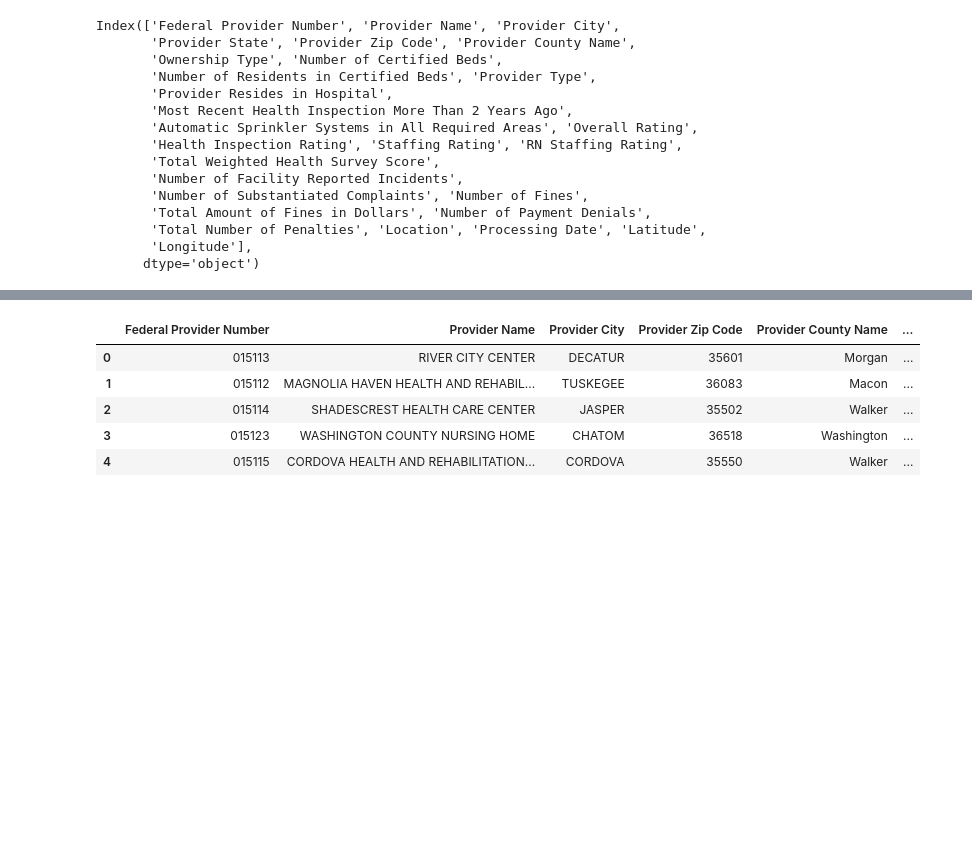
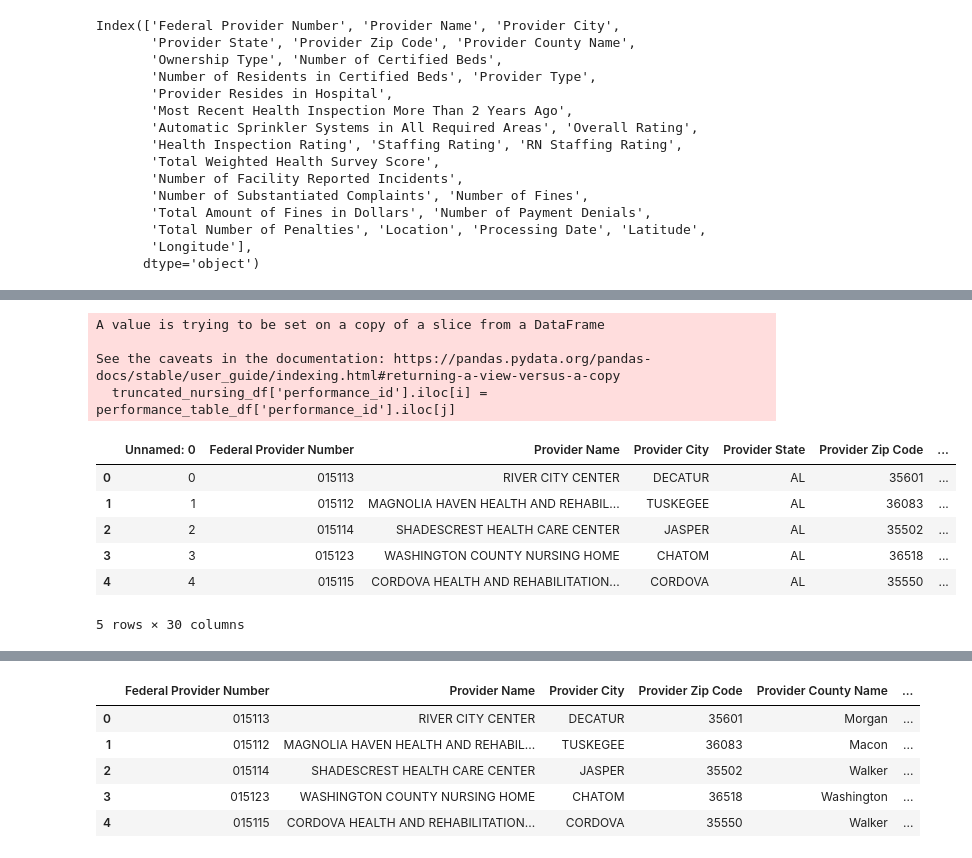
Before and after one commit to cburgyan/BestRetirementByState, a Jupyter notebook: DatasetManipulations/retirementHome.ipynb, the cells around one changed output, grey strips where cells are left out. Drawn from its saved outputs; the diff is of its cells as text; code cells hidden in the pictures; blank space fills up the shorter version.

```diff
--- a/DatasetManipulations/retirementHome.ipynb
+++ b/DatasetManipulations/retirementHome.ipynb
@@ -254,0 +337,2 @@ truncated_nursing_df.corr()
+# %%
+performance_table_df = pd.read_csv('../TableData/performance_table.csv')
@@ -254,0 +351,29 @@ truncated_nursing_df.corr()
+# %%
+# Add corrected performance_id foriegn key to truncated_nursing_df
+for i in range(truncated_nursing_df.shape[0]):
+    for j in range(performance_table_df.shape[0]):
+        all_performance_columns_match = True
+        for k in range(len(list_of_performance_columns_df)):
+
+            # Must convert the value to str otherwise the 'nan' of truncated_nursing_df can't
+            # match the 'nan' of performance_table_df
+            if str(truncated_nursing_df[list_of_performance_columns_df[k]].iloc[i]) != str(performance_table_df[list_of_performance_columns_df[k]].iloc[j]):
+                all_performance_columns_match = False
+                break
+        if  all_performance_columns_match:
+            truncated_nursing_df['performance_id'].iloc[i] = performance_table_df['performance_id'].iloc[j]
+            break
+
+truncated_nursing_df.head()
+# %% [output]
+A value is trying to be set on a copy of a slice from a DataFrame
+
+See the caveats in the documentation: https://pandas.pydata.org/pandas-docs/stable/user_guide/indexing.html#returning-a-view-versus-a-copy
+  truncated_nursing_df['performance_id'].iloc[i] = performance_table_df['performance_id'].iloc[j]
+|  | Unnamed: 0 | Federal Provider Number | Provider Name | Provider City | Provider State | Provider Zip Code | ... |
+| 0 | 0 | 015113 | RIVER CITY CENTER | DECATUR | AL | 35601 | ... |
+| 1 | 1 | 015112 | MAGNOLIA HAVEN HEALTH AND REHABIL... | TUSKEGEE | AL | 36083 | ... |
+| 2 | 2 | 015114 | SHADESCREST HEALTH CARE CENTER | JASPER | AL | 35502 | ... |
+| 3 | 3 | 015123 | WASHINGTON COUNTY NURSING HOME | CHATOM | AL | 36518 | ... |
+| 4 | 4 | 015115 | CORDOVA HEALTH AND REHABILITATION... | CORDOVA | AL | 35550 | ... |
+5 rows × 30 columns
```
Also changed, not shown: parts of 19 cells of this notebook, 3 other files.
